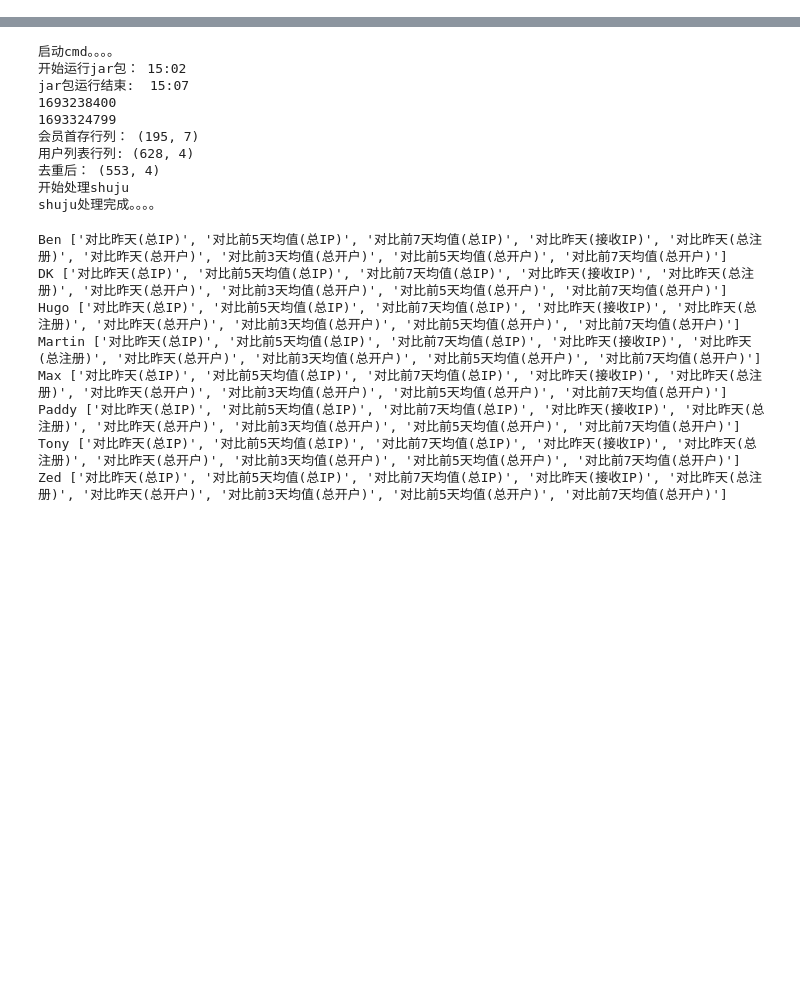
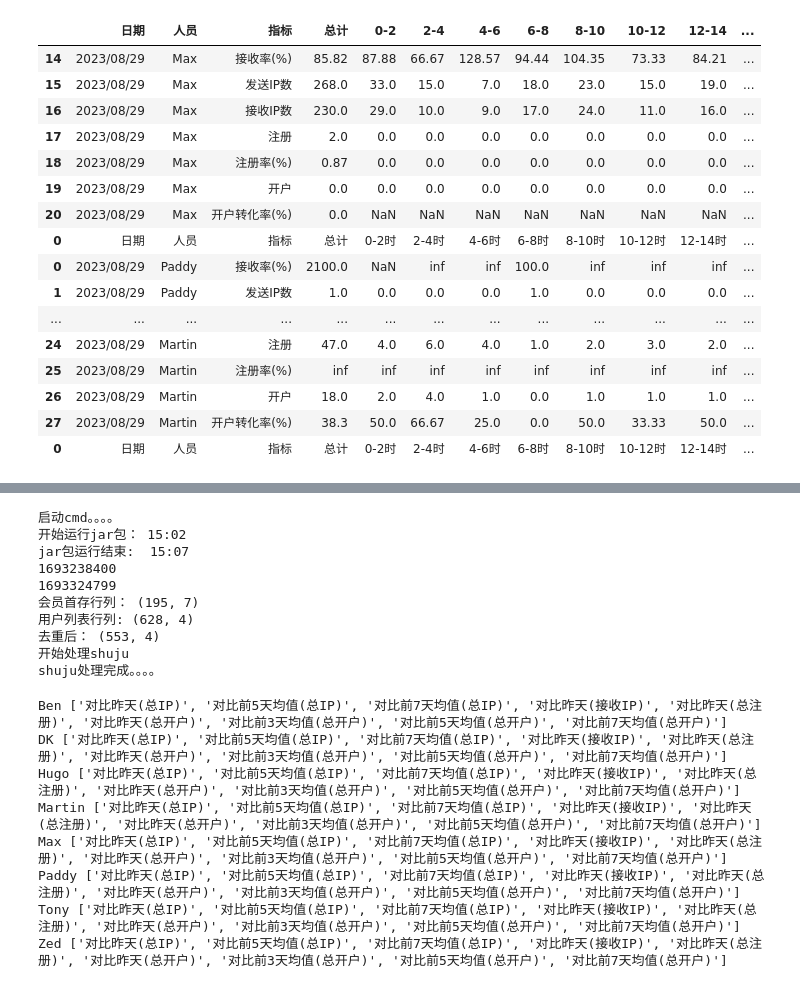
Before and after one commit to Marquis0065/project202308285, a Jupyter notebook: Bsport/TEST_/seo1.2_代码优化测试.ipynb, the cells around one changed output, grey strips where cells are left out. Saved outputs shown, nothing was run; the diff lists cells and outputs as text; code cells hidden in the pictures; blank space fills up the shorter version.

```diff
--- a/Bsport/TEST_/seo1.2_代码优化测试.ipynb
+++ b/Bsport/TEST_/seo1.2_代码优化测试.ipynb
@@ -15,0 +582,23 @@ shuju.iloc[:,:-1]
+# %%
+ip_DATA= pd.DataFrame()
+for name in set(ip_data.iloc[:-1,:]['人员']):
+    ip_DATA = ip_DATA.append(ip_data.loc[ip_data['人员']==name,:].append(ip_data.iloc[-1,:]))
+ip_DATA
+# %% [output]
+|  | 日期 | 人员 | 指标 | 总计 | 0-2 | 2-4 | 4-6 | 6-8 | 8-10 | 10-12 | 12-14 | ... |
+| 14 | 2023/08/29 | Max | 接收率(%) | 85.82 | 87.88 | 66.67 | 128.57 | 94.44 | 104.35 | 73.33 | 84.21 | ... |
+| 15 | 2023/08/29 | Max | 发送IP数 | 268.0 | 33.0 | 15.0 | 7.0 | 18.0 | 23.0 | 15.0 | 19.0 | ... |
+| 16 | 2023/08/29 | Max | 接收IP数 | 230.0 | 29.0 | 10.0 | 9.0 | 17.0 | 24.0 | 11.0 | 16.0 | ... |
+| 17 | 2023/08/29 | Max | 注册 | 2.0 | 0.0 | 0.0 | 0.0 | 0.0 | 0.0 | 0.0 | 0.0 | ... |
+| 18 | 2023/08/29 | Max | 注册率(%) | 0.87 | 0.0 | 0.0 | 0.0 | 0.0 | 0.0 | 0.0 | 0.0 | ... |
+| 19 | 2023/08/29 | Max | 开户 | 0.0 | 0.0 | 0.0 | 0.0 | 0.0 | 0.0 | 0.0 | 0.0 | ... |
+| 20 | 2023/08/29 | Max | 开户转化率(%) | 0.0 | NaN | NaN | NaN | NaN | NaN | NaN | NaN | ... |
+| 0 | 日期 | 人员 | 指标 | 总计 | 0-2时 | 2-4时 | 4-6时 | 6-8时 | 8-10时 | 10-12时 | 12-14时 | ... |
+| 0 | 2023/08/29 | Paddy | 接收率(%) | 2100.0 | NaN | inf | inf | 100.0 | inf | inf | inf | ... |
+| 1 | 2023/08/29 | Paddy | 发送IP数 | 1.0 | 0.0 | 0.0 | 0.0 | 1.0 | 0.0 | 0.0 | 0.0 | ... |
+| ... | ... | ... | ... | ... | ... | ... | ... | ... | ... | ... | ... | ... |
+| 24 | 2023/08/29 | Martin | 注册 | 47.0 | 4.0 | 6.0 | 4.0 | 1.0 | 2.0 | 3.0 | 2.0 | ... |
+| 25 | 2023/08/29 | Martin | 注册率(%) | inf | inf | inf | inf | inf | inf | inf | inf | ... |
+| 26 | 2023/08/29 | Martin | 开户 | 18.0 | 2.0 | 4.0 | 1.0 | 0.0 | 1.0 | 1.0 | 1.0 | ... |
+| 27 | 2023/08/29 | Martin | 开户转化率(%) | 38.3 | 50.0 | 66.67 | 25.0 | 0.0 | 50.0 | 33.33 | 50.0 | ... |
+| 0 | 日期 | 人员 | 指标 | 总计 | 0-2时 | 2-4时 | 4-6时 | 6-8时 | 8-10时 | 10-12时 | 12-14时 | ... |
```
Also changed, not shown: parts of 12 cells of this notebook, 4 other files.
